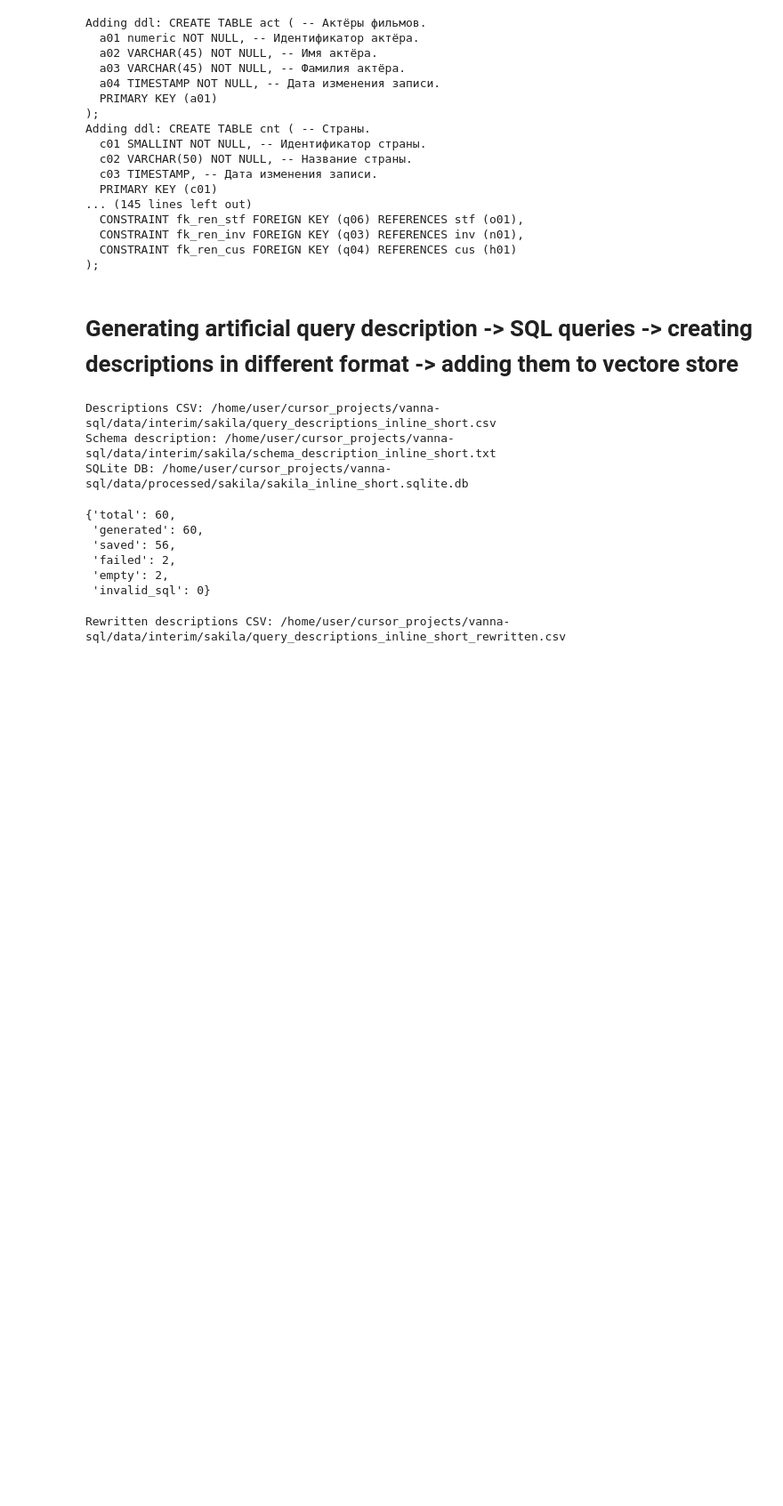
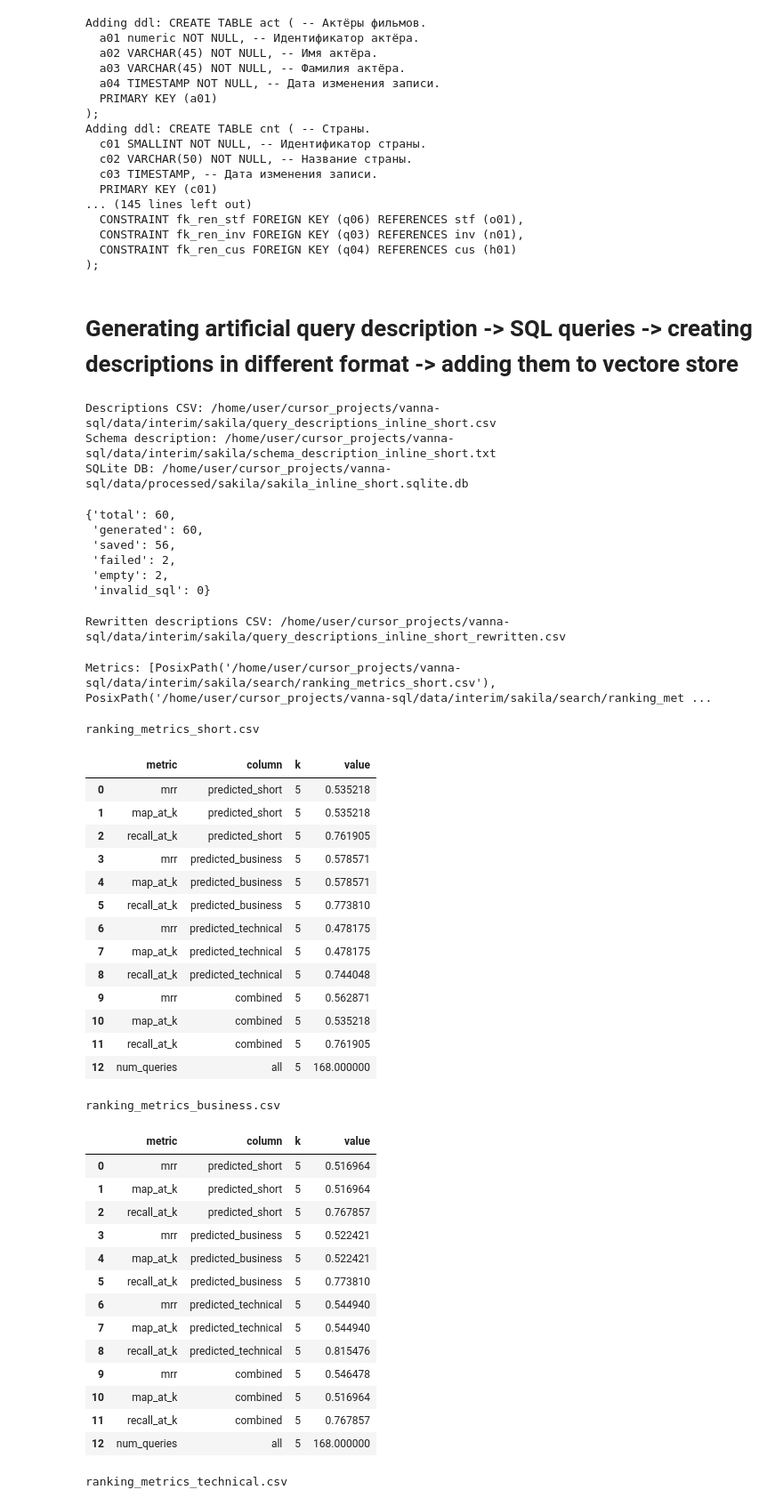
Before and after one commit to dvorobej/vanna-sql, a Jupyter notebook: notebooks/experiments/2_generate_scripts_and_queries.ipynb, the cells around one changed output. Shown at 89% size. Drawn from its saved outputs; the diff is of its cells as text; code cells hidden in the pictures; blank space fills up the shorter version.

Commit message:
add both search and generation evaluation

```diff
--- a/notebooks/experiments/2_generate_scripts_and_queries.ipynb
+++ b/notebooks/experiments/2_generate_scripts_and_queries.ipynb
@@ -153,3 +158,67 @@ related_descriptions_csv_path = generate_related_query_descriptions_csv(
 )
 
 print("Related descriptions CSV:", related_descriptions_csv_path)
+# %%
+DATABASE_NAME = "sakila"
+related_descriptions_csv_path = '/home/user/cursor_projects/vanna-sql/data/interim/sakila/query_descriptions_inline_short_rewritten_related.csv'
+# %%
+search_result_paths = run_search_evaluation_pipeline(
+    related_descriptions_csv_path=related_descriptions_csv_path,
+    interim_dir=INTERIM_DATA_DIR,
+    database_name=DATABASE_NAME,
+    qdrant_config=qdrant_config,
+    openai_config=openai_config,
+    db_config=sqlite_config,
+    description_styles=("short", "business", "technical"),
+    search_query_columns=None,
+    n_results=5,
+    comment_style="inline",
+    comment_variant="short",
+)
+
+print("Search results:", search_result_paths)
+# %% [output]
+Metrics: [PosixPath('/home/user/cursor_projects/vanna-sql/data/interim/sakila/search/ranking_metrics_short.csv'), PosixPath('/home/user/cursor_projects/vanna-sql/data/interim/sakila/search/ranking_met ...
+# %%
+metrics_paths = compute_ranking_metrics(
+    search_result_paths=search_result_paths,
+    k=5,
+)
+
+print("Metrics:", metrics_paths)
+# %%
+for path in metrics_paths:
+    print(path.name)
+    display(pd.read_csv(path))
+# %% [output]
+ranking_metrics_short.csv
+|  | metric | column | k | value |
+| 0 | mrr | predicted_short | 5 | 0.535218 |
+| 1 | map_at_k | predicted_short | 5 | 0.535218 |
+| 2 | recall_at_k | predicted_short | 5 | 0.761905 |
+| 3 | mrr | predicted_business | 5 | 0.578571 |
+| 4 | map_at_k | predicted_business | 5 | 0.578571 |
+| 5 | recall_at_k | predicted_business | 5 | 0.773810 |
+| 6 | mrr | predicted_technical | 5 | 0.478175 |
+| 7 | map_at_k | predicted_technical | 5 | 0.478175 |
+| 8 | recall_at_k | predicted_technical | 5 | 0.744048 |
+| 9 | mrr | combined | 5 | 0.562871 |
+| 10 | map_at_k | combined | 5 | 0.535218 |
+| 11 | recall_at_k | combined | 5 | 0.761905 |
+| 12 | num_queries | all | 5 | 168.000000 |
+ranking_metrics_business.csv
+|  | metric | column | k | value |
+| 0 | mrr | predicted_short | 5 | 0.516964 |
+| 1 | map_at_k | predicted_short | 5 | 0.516964 |
+| 2 | recall_at_k | predicted_short | 5 | 0.767857 |
+| 3 | mrr | predicted_business | 5 | 0.522421 |
+| 4 | map_at_k | predicted_business | 5 | 0.522421 |
+| 5 | recall_at_k | predicted_business | 5 | 0.773810 |
+| 6 | mrr | predicted_technical | 5 | 0.544940 |
+| 7 | map_at_k | predicted_technical | 5 | 0.544940 |
+| 8 | recall_at_k | predicted_technical | 5 | 0.815476 |
+| 9 | mrr | combined | 5 | 0.546478 |
+| 10 | map_at_k | combined | 5 | 0.516964 |
+| 11 | recall_at_k | combined | 5 | 0.767857 |
+| 12 | num_queries | all | 5 | 168.000000 |
+ranking_metrics_technical.csv
```
Also changed, not shown: parts of 7 cells of this notebook, 25 other files.
